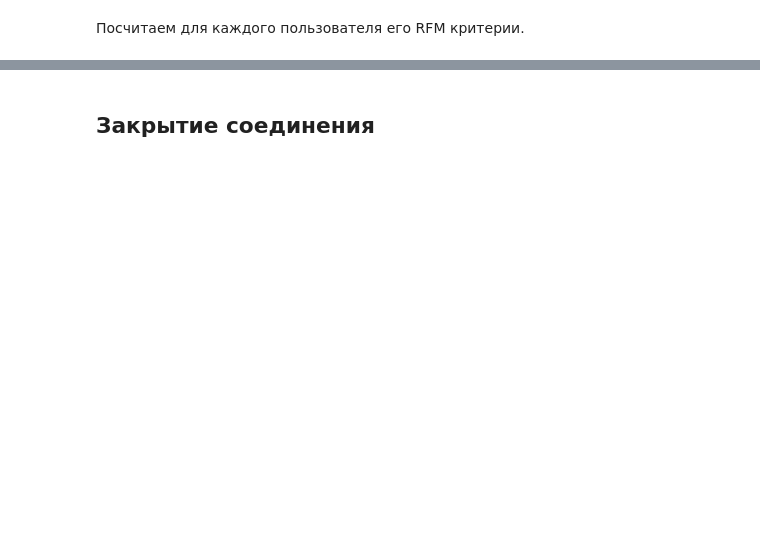
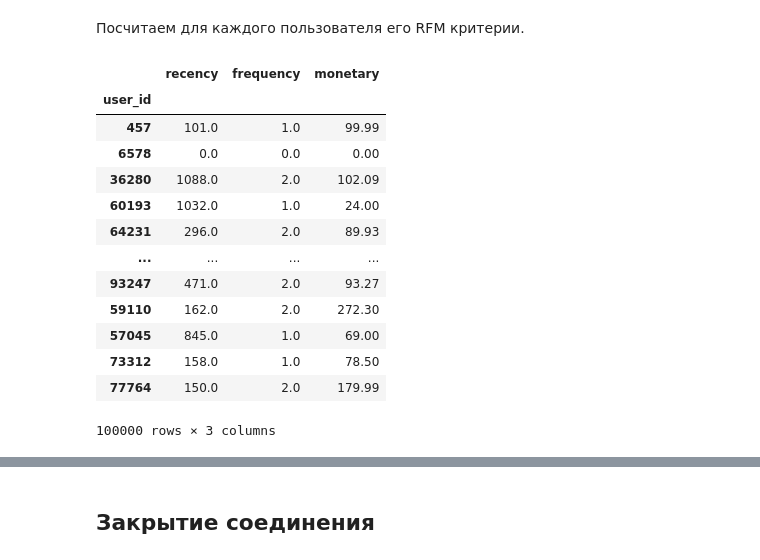
Before and after one commit to Felvr/theLook, a Jupyter notebook: part2.ipynb, the cells around one changed output, grey strips where cells are left out. Drawn from its saved outputs; the diff is of its cells as text; code cells hidden in the pictures; blank space fills up the shorter version.

```diff
--- a/part2.ipynb
+++ b/part2.ipynb
@@ -273,2 +277,26 @@ display(orders_df.head())
 # %% [markdown]
 Посчитаем для каждого пользователя его RFM критерии.
+# %%
+orders_df['created_at'] = pd.to_datetime(orders_df['created_at'])
+rfm_df = pd.DataFrame(index=users_df['id'],columns=['recency', 'frequency', 'monetary'])
+rfm_df.index.name = 'user_id'
+rfm_df['recency'] = (pd.to_datetime('2024-01-17') - orders_df.groupby('user_id')['created_at'].max()).dt.days
+rfm_df['frequency'] = orders_df.groupby('user_id')['order_id'].nunique()
+rfm_df['monetary'] = orders_df.groupby('user_id')['sale_price'].sum()
+rfm_df.fillna(0, inplace=True)
+rfm_df
+# %% [output]
+|  | recency | frequency | monetary |
+| user_id |  |  |  |
+| 457 | 101.0 | 1.0 | 99.99 |
+| 6578 | 0.0 | 0.0 | 0.00 |
+| 36280 | 1088.0 | 2.0 | 102.09 |
+| 60193 | 1032.0 | 1.0 | 24.00 |
+| 64231 | 296.0 | 2.0 | 89.93 |
+| ... | ... | ... | ... |
+| 93247 | 471.0 | 2.0 | 93.27 |
+| 59110 | 162.0 | 2.0 | 272.30 |
+| 57045 | 845.0 | 1.0 | 69.00 |
+| 73312 | 158.0 | 1.0 | 78.50 |
+| 77764 | 150.0 | 2.0 | 179.99 |
+100000 rows × 3 columns
```
Also changed, not shown: parts of 8 cells of this notebook.
